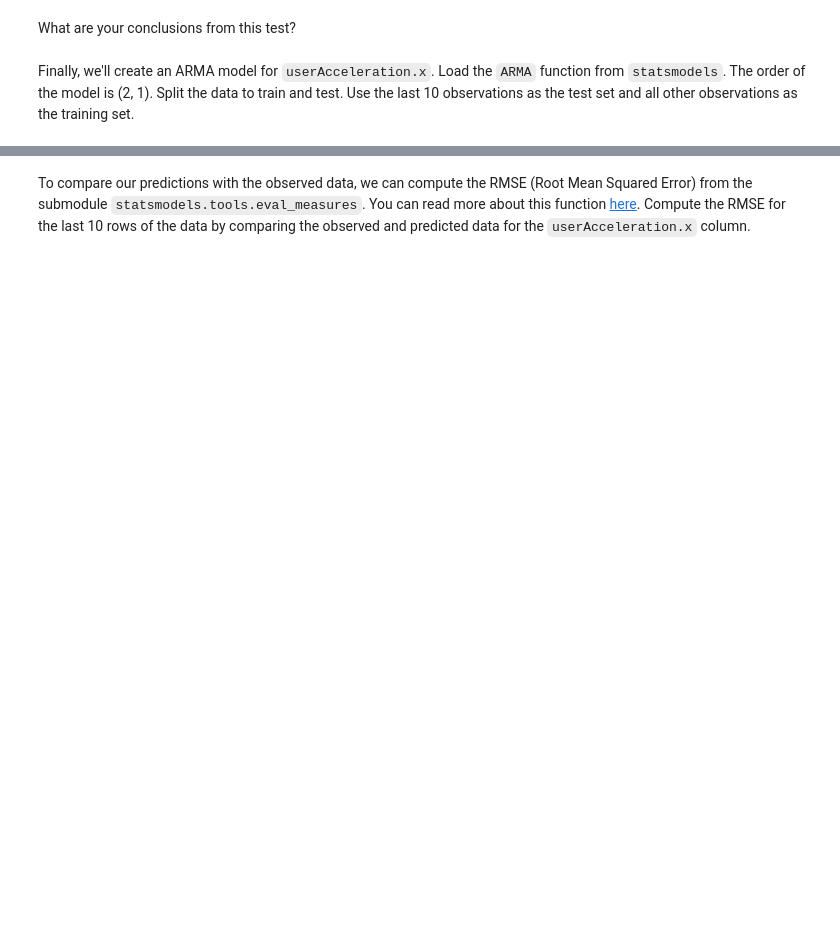
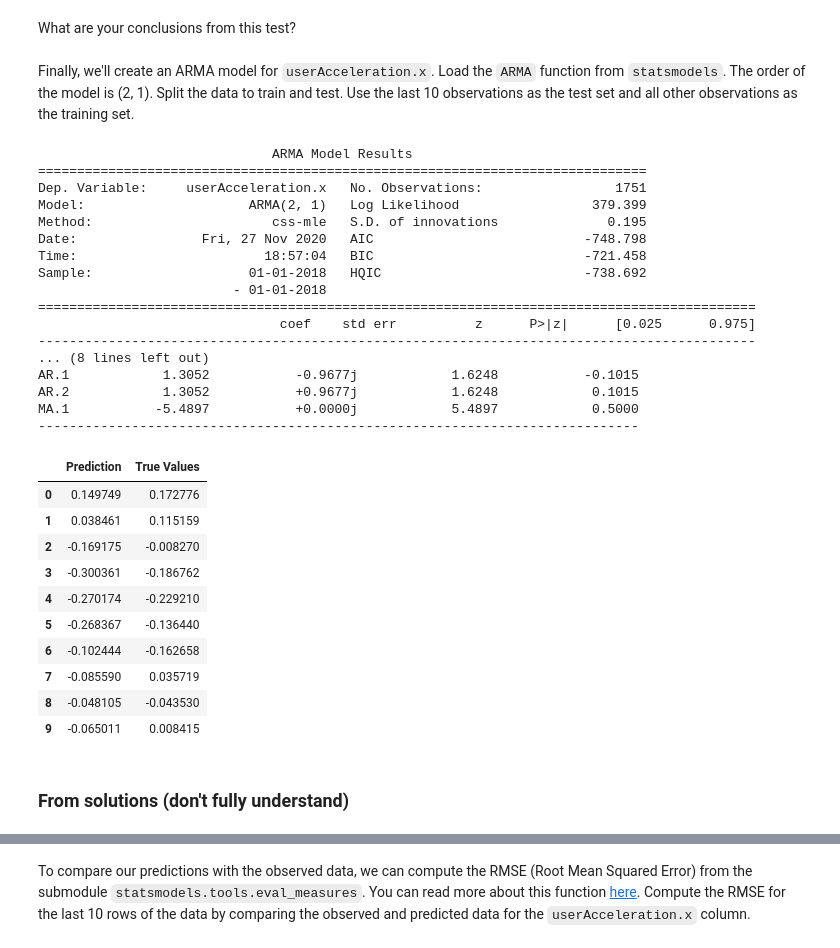
Before and after one commit to ksaslow/data-pt-ber-08-20, a Jupyter notebook: Labs/module-2_labs/05_applied-analysis/04_lab-time-series/your-code/main-Kate.ipynb, the cells around one changed output, grey strips where cells are left out. Drawn from its saved outputs; the diff is of its cells as text; code cells hidden in the pictures; blank space fills up the shorter version.

```diff
--- a/Labs/module-2_labs/05_applied-analysis/04_lab-time-series/your-code/main-Kate.ipynb
+++ b/Labs/module-2_labs/05_applied-analysis/04_lab-time-series/your-code/main-Kate.ipynb
@@ -183,0 +195,36 @@ Finally, we'll create an ARMA model for `userAcceleration.x`. Load the `ARMA` fu
+# %%
+(train, test) = sensor['userAcceleration.x'][:-10], sensor['userAcceleration.x'][-10:]
+model = ARMA(sensor['userAcceleration.x'], order=(2,1)).fit()
+print(model.summary())
+
+pred = model.predict(start=len(train), end=len(train)+10)
+pd.DataFrame(zip(test, pred), columns = {'True Values', 'Prediction'})
+# %% [output]
+                              ARMA Model Results
+==============================================================================
+Dep. Variable:     userAcceleration.x   No. Observations:                 1751
+Model:                     ARMA(2, 1)   Log Likelihood                 379.399
+Method:                       css-mle   S.D. of innovations              0.195
+Date:                Fri, 27 Nov 2020   AIC                           -748.798
+Time:                        18:57:04   BIC                           -721.458
+Sample:                    01-01-2018   HQIC                          -738.692
+                         - 01-01-2018
+============================================================================================
+                               coef    std err          z      P>|z|      [0.025      0.975]
+--------------------------------------------------------------------------------------------
+... (8 lines left out)
+AR.1            1.3052           -0.9677j            1.6248           -0.1015
+AR.2            1.3052           +0.9677j            1.6248            0.1015
+MA.1           -5.4897           +0.0000j            5.4897            0.5000
+-----------------------------------------------------------------------------
+|  | Prediction | True Values |
+| 0 | 0.149749 | 0.172776 |
+| 1 | 0.038461 | 0.115159 |
+| 2 | -0.169175 | -0.008270 |
+| 3 | -0.300361 | -0.186762 |
+| 4 | -0.270174 | -0.229210 |
+| 5 | -0.268367 | -0.136440 |
+| 6 | -0.102444 | -0.162658 |
+| 7 | -0.085590 | 0.035719 |
+| 8 | -0.048105 | -0.043530 |
+| 9 | -0.065011 | 0.008415 |
@@ -183,0 +233,2 @@ Finally, we'll create an ARMA model for `userAcceleration.x`. Load the `ARMA` fu
+# %% [markdown]
+### From solutions (don't fully understand)
```
Also changed, not shown: parts of 15 cells of this notebook, 3 other files.
